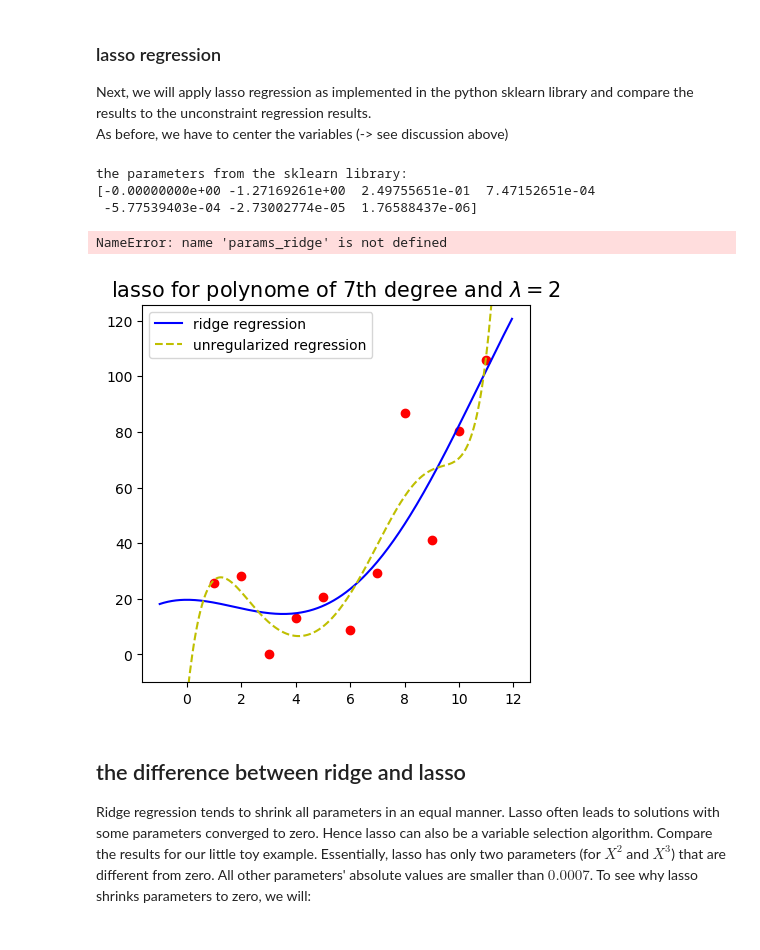
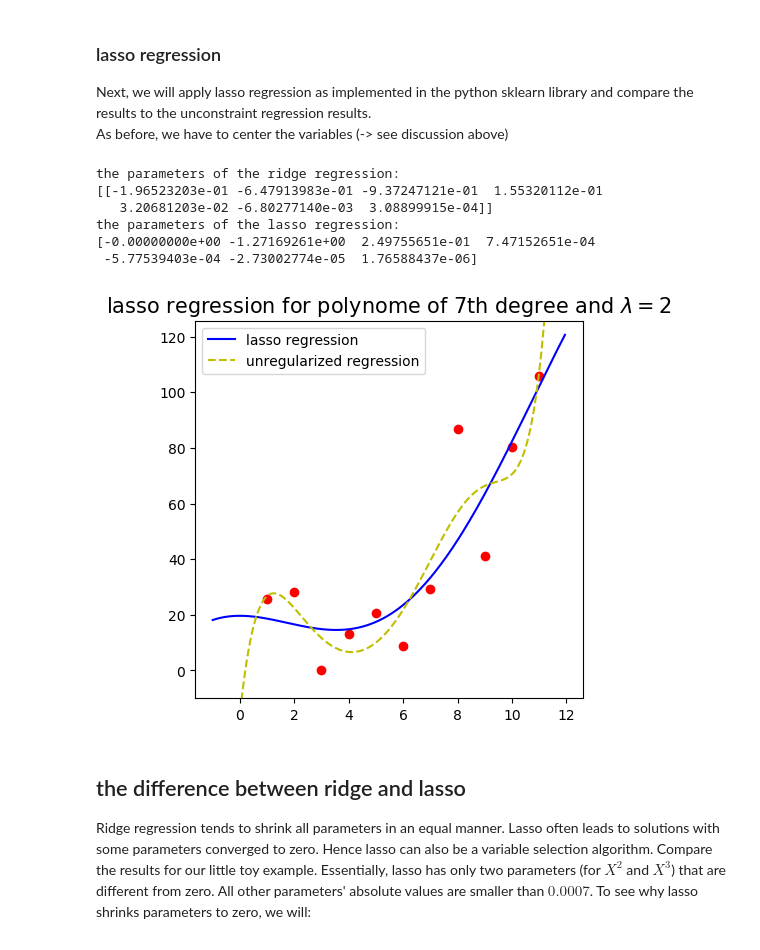
Before and after one commit to nitram-bot/fhnw_lecture, a Jupyter notebook: notebooks/Regression Techniques.ipynb, the cells around one changed output. Saved outputs shown, nothing was run; the diff lists cells and outputs as text; code cells hidden in the pictures.

```diff
--- a/notebooks/Regression Techniques.ipynb
+++ b/notebooks/Regression Techniques.ipynb
@@ -469,58 +469,54 @@ As before, we have to center the variables (-> see discussion above)
 # %%
 import numpy as np
 from sklearn.linear_model import Lasso
-
 y = np.load('/home/martin/python/fhnw_lecture/scripts/regression_y.pickle.npy')
 X = np.load('/home/martin/python/fhnw_lecture/scripts/regression_X.pickle.npy')
 
 X = np.c_[X, X**2, X**3, X**4, X**5, X**6, X**7]
 Xc = X - np.mean(X, axis=0)
 
-
-
 # for plotting purpose
 x = np.arange(-1, 12, 0.05).reshape((-1, 1))
 x = np.c_[x, x**2, x**3, x**4, x**5, x**6, x**7]
 xc = x -np.mean(x, axis = 0)
 
-
 # the result as obtained from the sklearn library
 model = Lasso(alpha=2, fit_intercept=False)
 model.fit(Xc, y)
-print(f'the parameters from the sklearn library:\n'\
-     + f'{model.coef_}')
 params_lasso = model.coef_
-y_hat = np.dot(xc , params_lasso)  + np.mean(y)
-
+y_hat = np.dot(xc, model.coef_.reshape((-1,1))) + np.mean(y)
 f = plt.figure(figsize=(5, 5), dpi=100)
-plt.title(label='lasso for polynome of 7th degree and $\lambda=2$',
+plt.title(label='lasso regression for polynome of 7th degree and $\lambda=2$',
           fontdict={'fontsize':15})
 axes = f.add_subplot(111)
 
 axes.plot(X[:,0], y, 'ro')
-axes.plot( x[:,0], y_hat.reshape((-1,)), 'b-', label='ridge regression')
+axes.plot( x[:,0], y_hat.reshape((-1,)), 'b-', label='lasso regression')
 #axes = plt.gca()
 axes.set_ylim([np.min(y)-10, np.max(y) +20])
 
+# now the overfitted solution
 from sklearn.linear_model import LinearRegression
 modelLR = LinearRegression()
 modelLR.fit(X, y)
 y_overfitted = np.dot(x , modelLR.coef_.T)  + modelLR.intercept_
 axes.plot(x[:,0], y_overfitted, 'y--', label='unregularized regression')
 leg = axes.legend()
 
 # comparison of parameters ridge vs. lasso:
 print(f'the parameters of the ridge regression:\n'\
      + f'{np.transpose(params_ridge)}')
 
 print(f'the parameters of the lasso regression:\n'\
      + f'{params_lasso}')
 # %% [output]
-the parameters from the sklearn library:
+the parameters of the ridge regression:
+[[-1.96523203e-01 -6.47913983e-01 -9.37247121e-01  1.55320112e-01
+   3.20681203e-02 -6.80277140e-03  3.08899915e-04]]
+the parameters of the lasso regression:
 [-0.00000000e+00 -1.27169261e+00  2.49755651e-01  7.47152651e-04
  -5.77539403e-04 -2.73002774e-05  1.76588437e-06]
-NameError: name 'params_ridge' is not defined
-[figure, old version]
+[figure, new version]
 # %% [markdown]
 ## the difference between ridge and lasso
 Ridge regression tends to shrink all parameters in an equal manner. Lasso often leads to solutions with some parameters converged to zero. Hence lasso can also be a variable selection algorithm. Compare the results for our little toy example. Essentially, lasso has only two parameters (for $X^2$ and $X^3$) that are different from zero. All other parameters' absolute values are smaller than $0.0007$.
```
Also changed, not shown: parts of 4 cells of this notebook, 3 other files.
